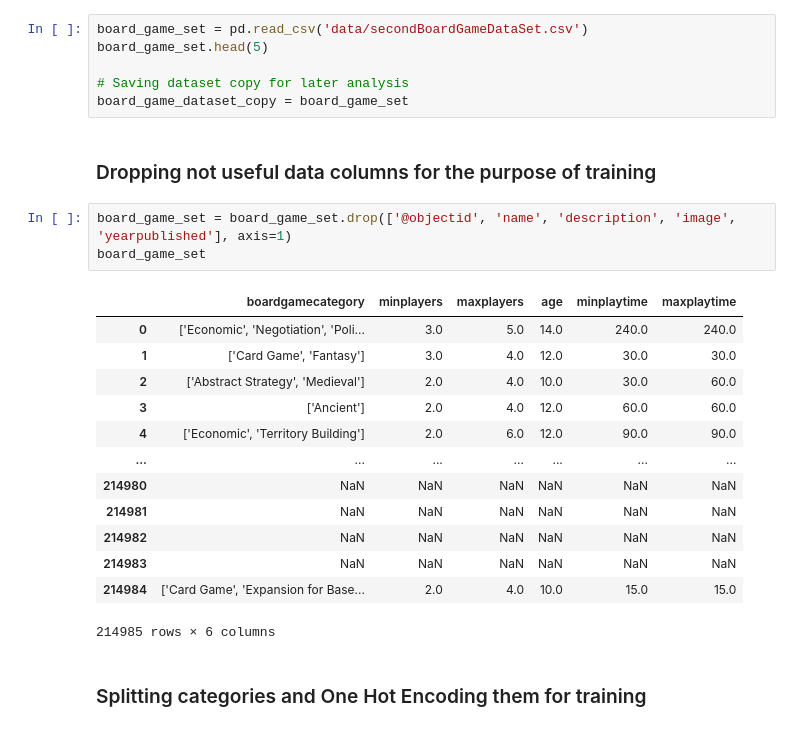
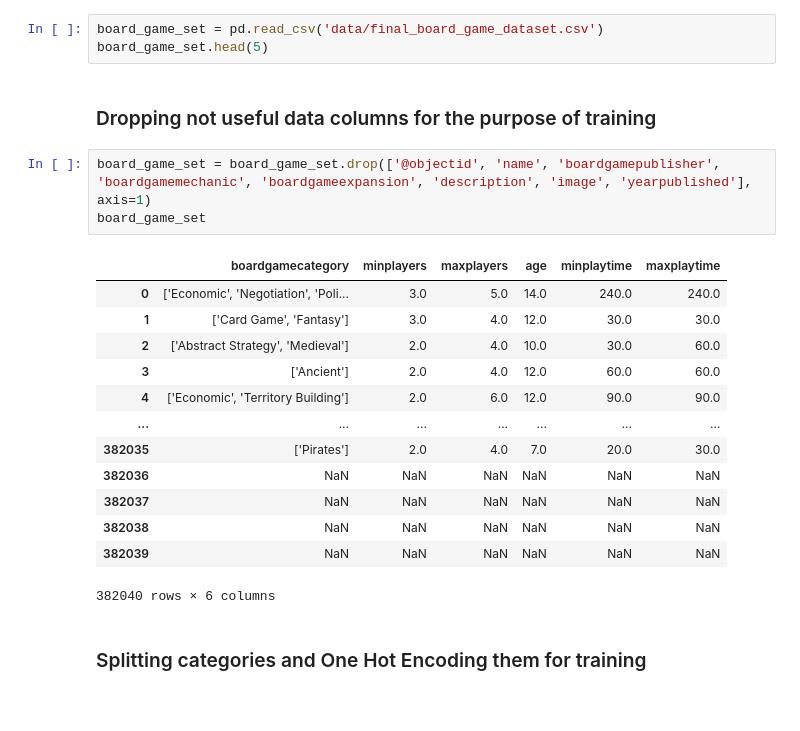
Before and after one commit to MBigaj/BoardGamesDataImporter, a Jupyter notebook: mlModel.ipynb, the cells around one changed output. Cells and saved outputs as stored; diff of their text form.

```diff
--- a/mlModel.ipynb
+++ b/mlModel.ipynb
@@ -2,30 +2,27 @@
 import pandas as pd
 import numpy as np
 # %%
-board_game_set = pd.read_csv('data/secondBoardGameDataSet.csv')
+board_game_set = pd.read_csv('data/final_board_game_dataset.csv')
 board_game_set.head(5)
-
-# Saving dataset copy for later analysis
-board_game_dataset_copy = board_game_set
 # %% [markdown]
 ### Dropping not useful data columns for the purpose of training
 # %%
-board_game_set = board_game_set.drop(['@objectid', 'name', 'description', 'image', 'yearpublished'], axis=1)
+board_game_set = board_game_set.drop(['@objectid', 'name', 'boardgamepublisher', 'boardgamemechanic', 'boardgameexpansion', 'description', 'image', 'yearpublished'], axis=1)
 board_game_set
 # %% [output]
 |  | boardgamecategory | minplayers | maxplayers | age | minplaytime | maxplaytime |
 | 0 | ['Economic', 'Negotiation', 'Poli... | 3.0 | 5.0 | 14.0 | 240.0 | 240.0 |
 | 1 | ['Card Game', 'Fantasy'] | 3.0 | 4.0 | 12.0 | 30.0 | 30.0 |
 | 2 | ['Abstract Strategy', 'Medieval'] | 2.0 | 4.0 | 10.0 | 30.0 | 60.0 |
 | 3 | ['Ancient'] | 2.0 | 4.0 | 12.0 | 60.0 | 60.0 |
 | 4 | ['Economic', 'Territory Building'] | 2.0 | 6.0 | 12.0 | 90.0 | 90.0 |
 | ... | ... | ... | ... | ... | ... | ... |
-| 214980 | NaN | NaN | NaN | NaN | NaN | NaN |
-| 214981 | NaN | NaN | NaN | NaN | NaN | NaN |
-| 214982 | NaN | NaN | NaN | NaN | NaN | NaN |
-| 214983 | NaN | NaN | NaN | NaN | NaN | NaN |
-| 214984 | ['Card Game', 'Expansion for Base... | 2.0 | 4.0 | 10.0 | 15.0 | 15.0 |
+| 382035 | ['Pirates'] | 2.0 | 4.0 | 7.0 | 20.0 | 30.0 |
+| 382036 | NaN | NaN | NaN | NaN | NaN | NaN |
+| 382037 | NaN | NaN | NaN | NaN | NaN | NaN |
+| 382038 | NaN | NaN | NaN | NaN | NaN | NaN |
+| 382039 | NaN | NaN | NaN | NaN | NaN | NaN |
-214985 rows × 6 columns
+382040 rows × 6 columns
 # %% [markdown]
 ### Splitting categories and One Hot Encoding them for training
 # %%
```
Also changed, not shown: parts of 15 cells of this notebook.
